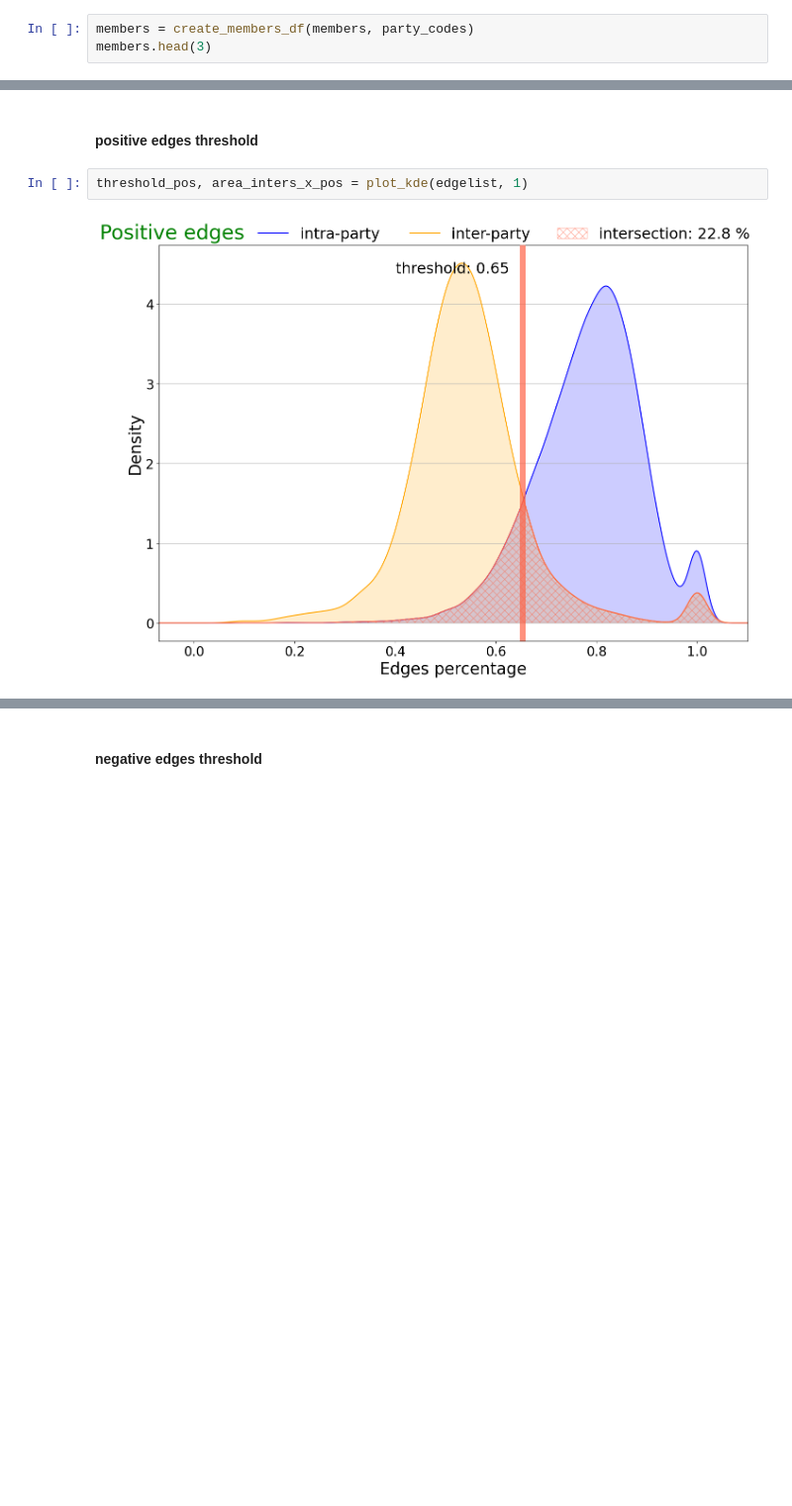
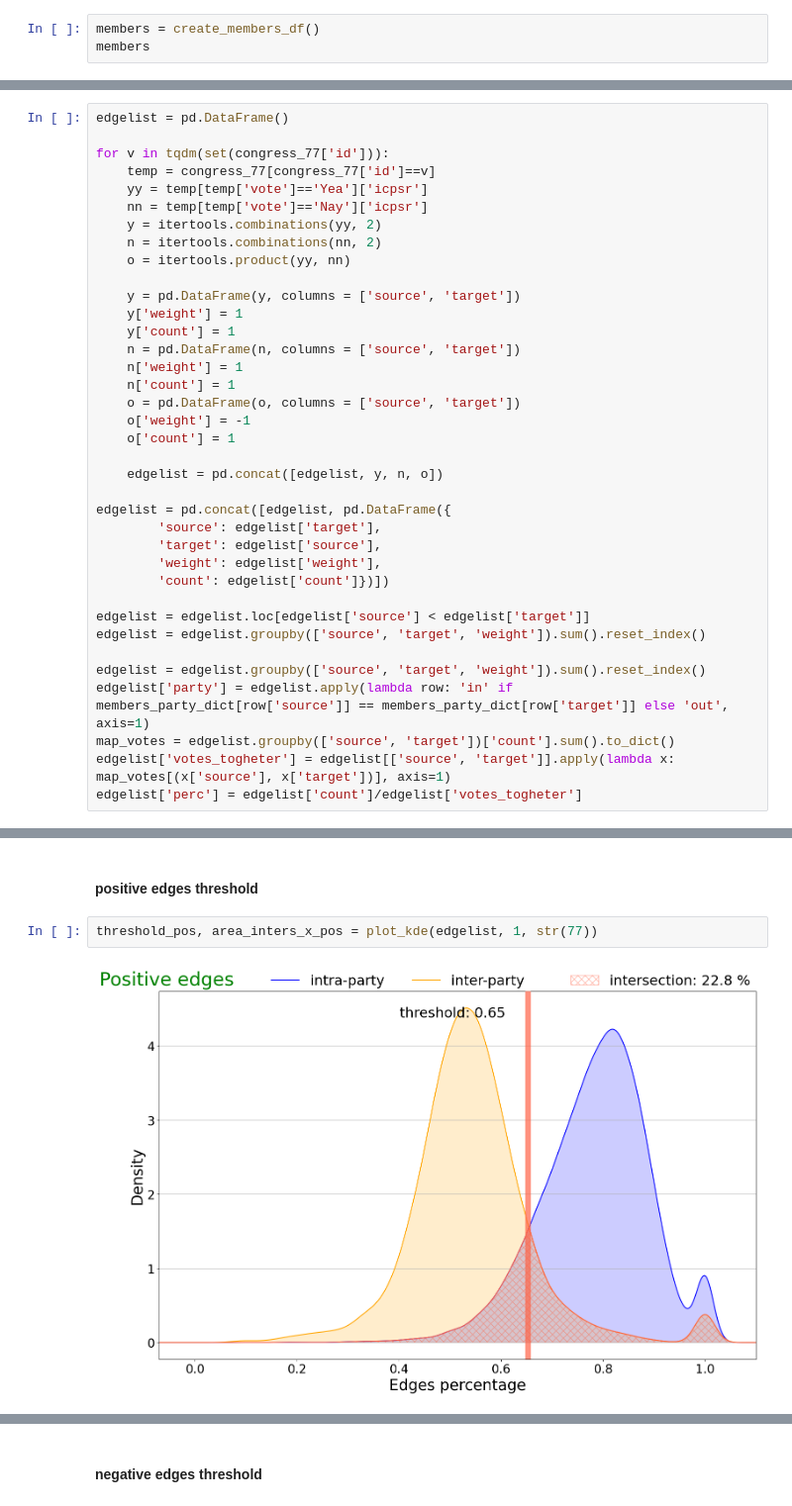
Before and after one commit to LeonardoAgasso/USA_Congress_SigNet, a Jupyter notebook: notebooks/create_edgelist.ipynb, the cells around one changed output, grey strips where cells are left out. Shown at 99% size. Drawn from its saved outputs; the diff is of its cells as text; blank space fills up the shorter version.

Commit message:
update create_edgelist with threashold csv and upload plot and eigenvalue notebook

```diff
--- a/notebooks/create_edgelist.ipynb
+++ b/notebooks/create_edgelist.ipynb
@@ -83,4 +103,4 @@ For example, we have a list of all the congresses he has been part of and all th
 # %%
-members = create_members_df(members, party_codes)
-members.head(3)
+members = create_members_df()
+members
 # %% [output]
@@ -156,0 +190,37 @@ edgelist.head()
+# %%
+edgelist = pd.DataFrame()
+
+for v in tqdm(set(congress_77['id'])):
+    temp = congress_77[congress_77['id']==v]
+    yy = temp[temp['vote']=='Yea']['icpsr']
+    nn = temp[temp['vote']=='Nay']['icpsr']
+    y = itertools.combinations(yy, 2)
+    n = itertools.combinations(nn, 2)
+    o = itertools.product(yy, nn)
+
+    y = pd.DataFrame(y, columns = ['source', 'target'])
+    y['weight'] = 1
+    y['count'] = 1
+    n = pd.DataFrame(n, columns = ['source', 'target'])
+    n['weight'] = 1
+    n['count'] = 1
+    o = pd.DataFrame(o, columns = ['source', 'target'])
+    o['weight'] = -1
+    o['count'] = 1
+
+    edgelist = pd.concat([edgelist, y, n, o])
+
+edgelist = pd.concat([edgelist, pd.DataFrame({
+        'source': edgelist['target'],
+        'target': edgelist['source'],
+        'weight': edgelist['weight'],
+        'count': edgelist['count']})])
+
+edgelist = edgelist.loc[edgelist['source'] < edgelist['target']]
+edgelist = edgelist.groupby(['source', 'target', 'weight']).sum().reset_index()
+
+edgelist = edgelist.groupby(['source', 'target', 'weight']).sum().reset_index()
+edgelist['party'] = edgelist.apply(lambda row: 'in' if members_party_dict[row['source']] == members_party_dict[row['target']] else 'out', axis=1)
+map_votes = edgelist.groupby(['source', 'target'])['count'].sum().to_dict()
+edgelist['votes_togheter'] = edgelist[['source', 'target']].apply(lambda x: map_votes[(x['source'], x['target'])], axis=1)
+edgelist['perc'] = edgelist['count']/edgelist['votes_togheter']
@@ -161,7 +326,7 @@ edgelist.head()
 # %% [markdown]
 #### positive edges threshold
 # %%
-threshold_pos, area_inters_x_pos = plot_kde(edgelist, 1)
+threshold_pos, area_inters_x_pos = plot_kde(edgelist, 1, str(77))
 # %% [output]
-[figure, old version]
+[figure, new version]
 # %%
```
Also changed, not shown: parts of 45 cells of this notebook, 4 other files.
